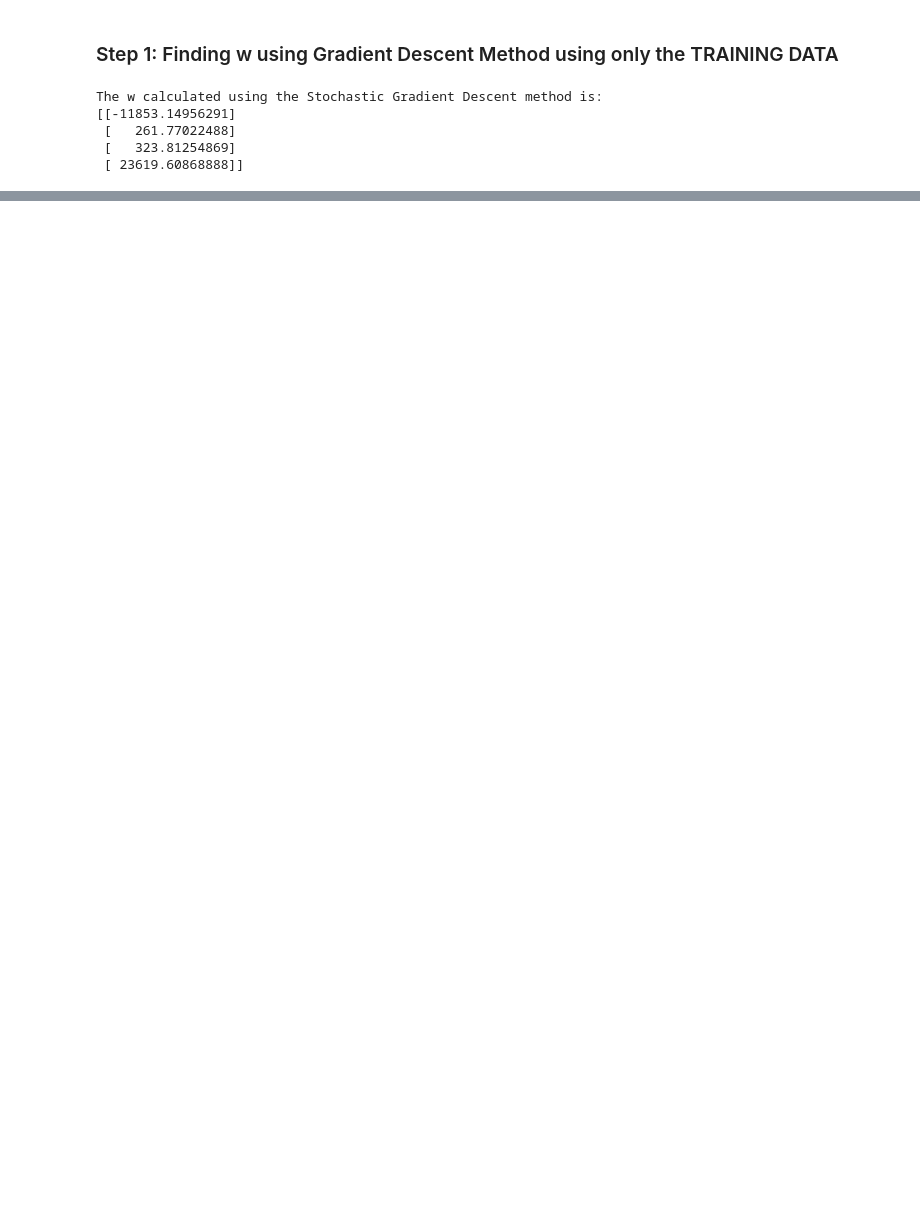
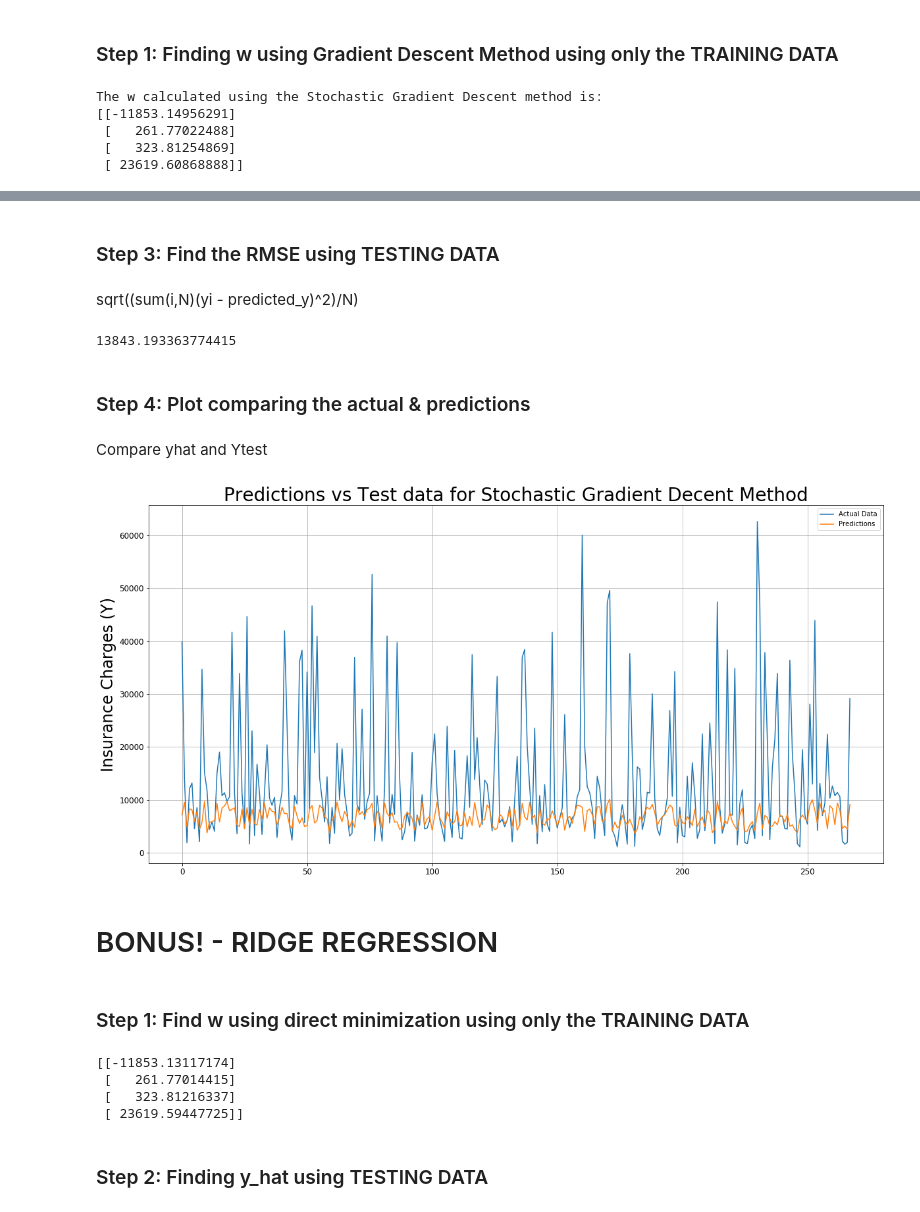
Before and after one commit to Aritra-Paul/Linear-Regression, a Jupyter notebook: CSE474_assignment1_part1.ipynb, the cells around one changed output, grey strips where cells are left out. Saved outputs shown, nothing was run; the diff lists cells and outputs as text; code cells hidden in the pictures; blank space fills up the shorter version.

Commit message:
Adding the rest of part 2 and the bonus

```diff
--- a/CSE474_assignment1_part1.ipynb
+++ b/CSE474_assignment1_part1.ipynb
@@ -278,0 +322,4 @@ The w calculated using the Stochastic Gradient Descent method is:
+# %%
+y_hat = np.dot(Xtest, made_w)
+
+print("The Predicted values of Y for each X value from the test dataset is: \n" + str(y_hat))
@@ -278,0 +344,62 @@ The w calculated using the Stochastic Gradient Descent method is:
+# %% [markdown]
+### Step 3: Find the RMSE using TESTING DATA
+# %% [markdown]
+sqrt((sum(i,N)(yi - predicted_y)^2)/N)
+# %%
+sgd_rmse = find_rmse(Ytest, y_hat)
+#range: 6000 - 7000
+print(sgd_rmse)
+# %% [output]
+13843.193363774415
+# %% [markdown]
+### Step 4: Plot comparing the actual & predictions
+# %% [markdown]
+   Compare yhat and Ytest
+# %%
+##Plotting the predictions vs the actual data.
+plt.figure(figsize=(20,10))
+plt.plot(Ytest, label='Actual Data')
+plt.plot(y_hat, label='Predictions')
+plt.grid()
+plt.ylabel('Insurance Charges (Y)', fontsize=24)
+plt.title('Predictions vs Test data for Stochastic Gradient Decent Method', fontsize=28)
+plt.xticks(fontsize=12)
+plt.yticks(fontsize=12)
+plt.legend()
+plt.show()
+# %% [output]
+[figure, added]
+# %% [markdown]
+# BONUS! - RIDGE REGRESSION
+# %% [markdown]
+### Step 1: Find w using direct minimization using only the TRAINING DATA
+# %%
+##Calculating w for ridge regression using w=XtX + lamba*identity(d+1)^-1 + Xty
+
+##calculating XtX
+first_r = np.dot(Xtrain.transpose(), Xtrain)
+
+##d+1 = 4 for the identity matrix
+identity_matrix = np.identity(4)
+
+##finding the second term within the inverse (lambda*identity(d+1))
+lamb = 0.0001
+identity_matrix = lamb * identity_matrix
+
+#inverse
+first_r = first_r + identity_matrix
+ridge_inv = np.linalg.inv(first_r)
+
+##Putting them together
+ridge_w = np.dot(ridge_inv, Xtrain.transpose())
+ridge_w = np.dot(ridge_w, Ytrain)
+print(ridge_w)
+
+# w from OLS Estimate: [[-11853.16958248    261.77032429    323.81304386  23619.60977643]]
+# %% [output]
+[[-11853.13117174]
+ [   261.77014415]
+ [   323.81216337]
+ [ 23619.59447725]]
+# %% [markdown]
+### Step 2: Finding y_hat using TESTING DATA
```
Also changed, not shown: parts of 25 cells of this notebook.
